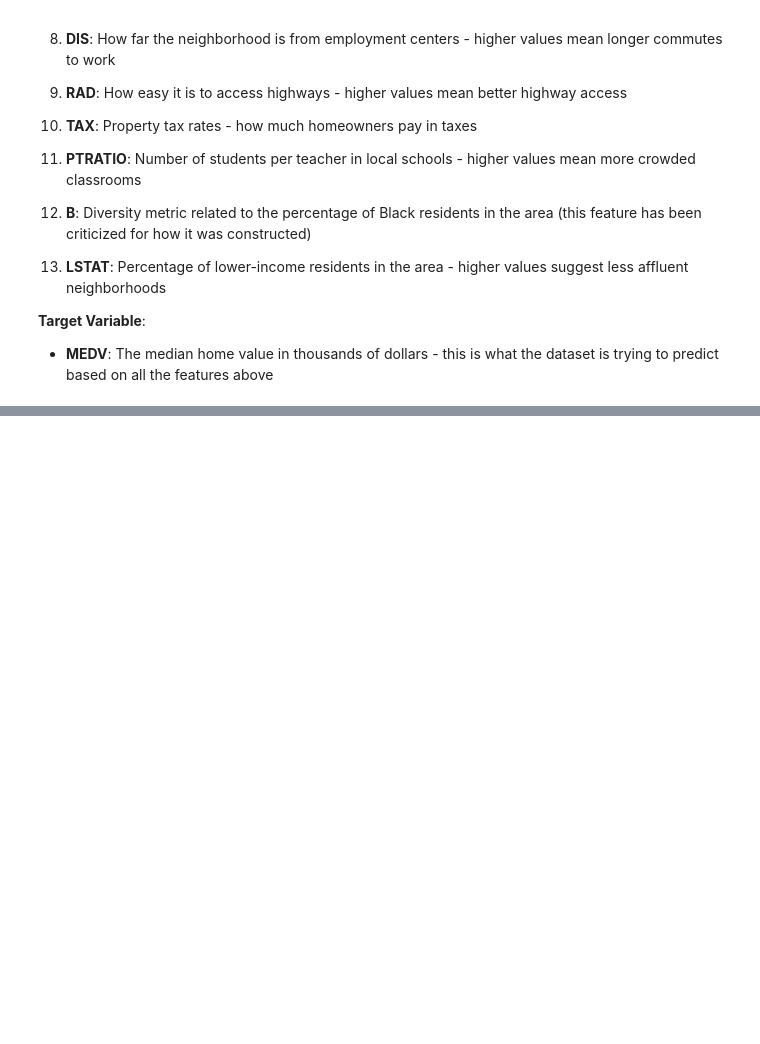
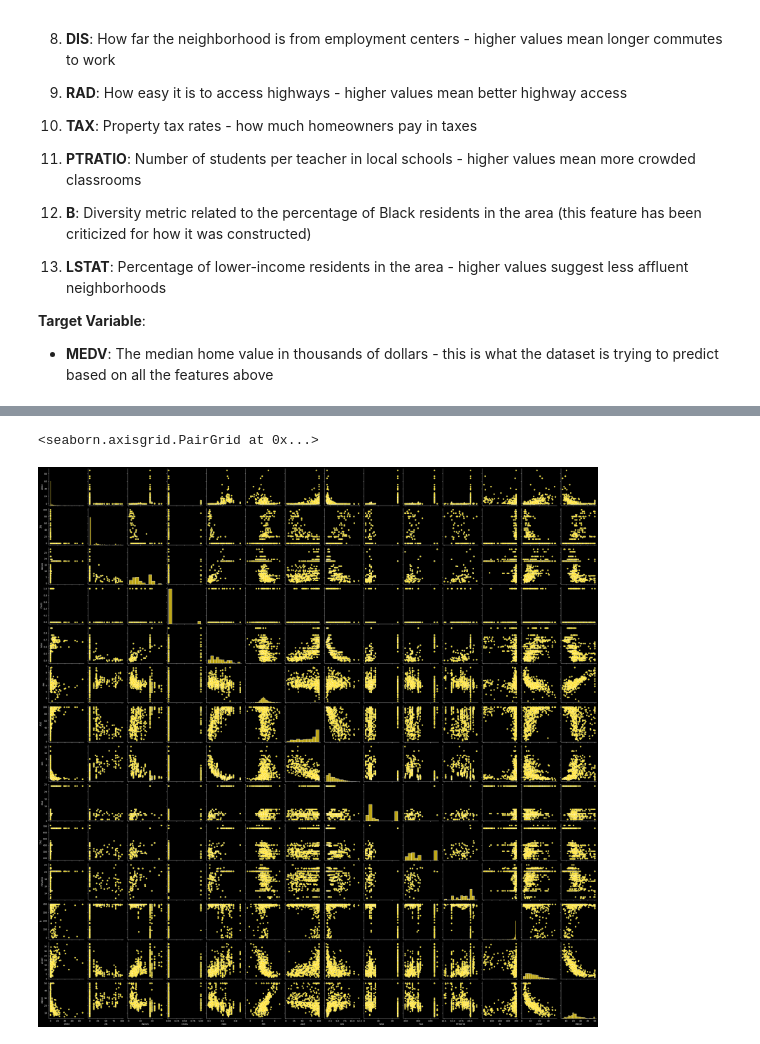
Before and after one commit to rajin-khan/machine-learning-sem10, a Jupyter notebook: assignments/Assignment2/Asiignment2.ipynb, the cells around one changed output, grey strips where cells are left out. Saved outputs shown, nothing was run; the diff lists cells and outputs as text; code cells hidden in the pictures; blank space fills up the shorter version.

```diff
--- a/assignments/Assignment2/Asiignment2.ipynb
+++ b/assignments/Assignment2/Asiignment2.ipynb
@@ -73,0 +108,8 @@ We can see that the input attributes have a mixture of units.
+# %%
+plt.style.use('dark_background')
+sns.set_palette(palette='gnuplot2_r')
+# %%
+sns.pairplot(df)
+# %% [output]
+<seaborn.axisgrid.PairGrid at 0x...>
+[figure, added]
```
Also changed, not shown: parts of 5 cells of this notebook, 1 other file.
